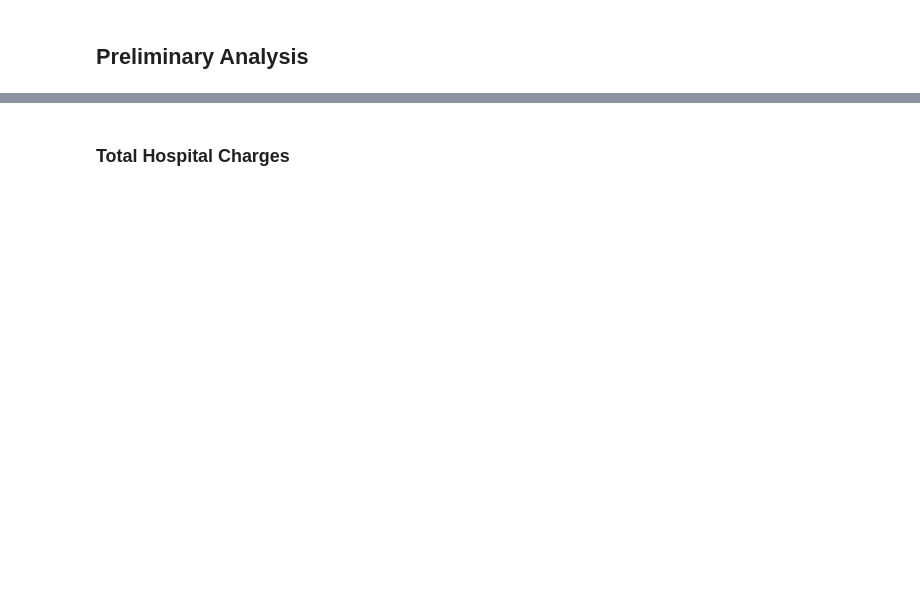
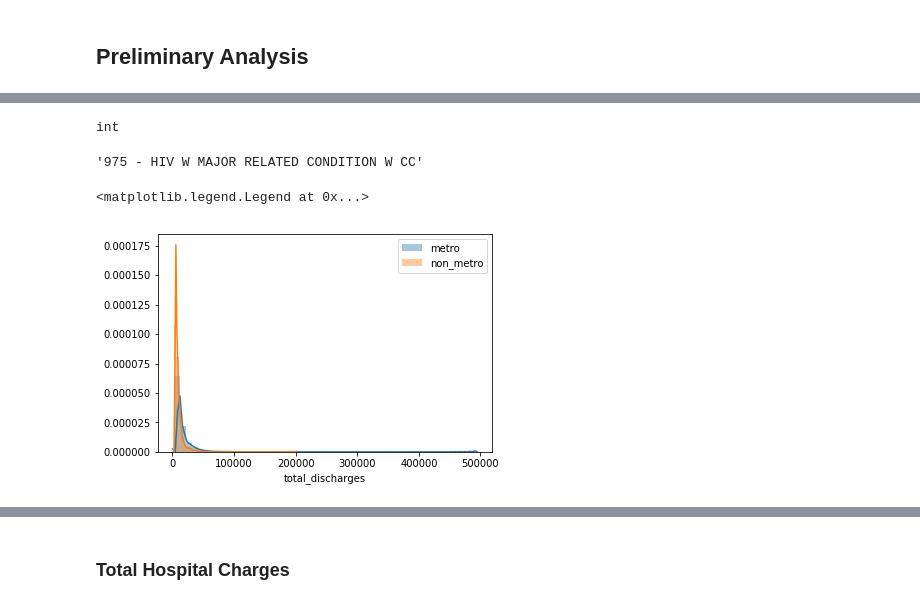
Before and after one commit to mrodzlgd/Mod3-Project-1, a Jupyter notebook: Working Notebook.ipynb, the cells around one changed output, grey strips where cells are left out. Saved outputs shown, nothing was run; the diff lists cells and outputs as text; code cells hidden in the pictures; blank space fills up the shorter version.

```diff
--- a/Working Notebook.ipynb
+++ b/Working Notebook.ipynb
@@ -60,0 +309,4 @@ sum(clean_data.csi.isna())
+# %%
+type(drg_d[0]['Code_Start'])
+# %% [output]
+int
@@ -60,0 +322,14 @@ sum(clean_data.csi.isna())
+# %%
+most_sig_proc
+# %% [output]
+'975 - HIV W MAJOR RELATED CONDITION W CC'
+# %%
+metro = clean_data.loc[clean_data.drg_definition == '975 - HIV W MAJOR RELATED CONDITION W CC']['average_covered_charges']
+non_metro = clean_data.loc[clean_data.drg_definition != '975 - HIV W MAJOR RELATED CONDITION W CC']['average_covered_charges']
+
+sns.distplot(metro_charges, label='metro')
+sns.distplot(non_metro_charges, label='non_metro')
+plt.legend()
+# %% [output]
+<matplotlib.legend.Legend at 0x...>
+[figure, added]
```
Also changed, not shown: parts of 50 cells of this notebook, 5 other files.
